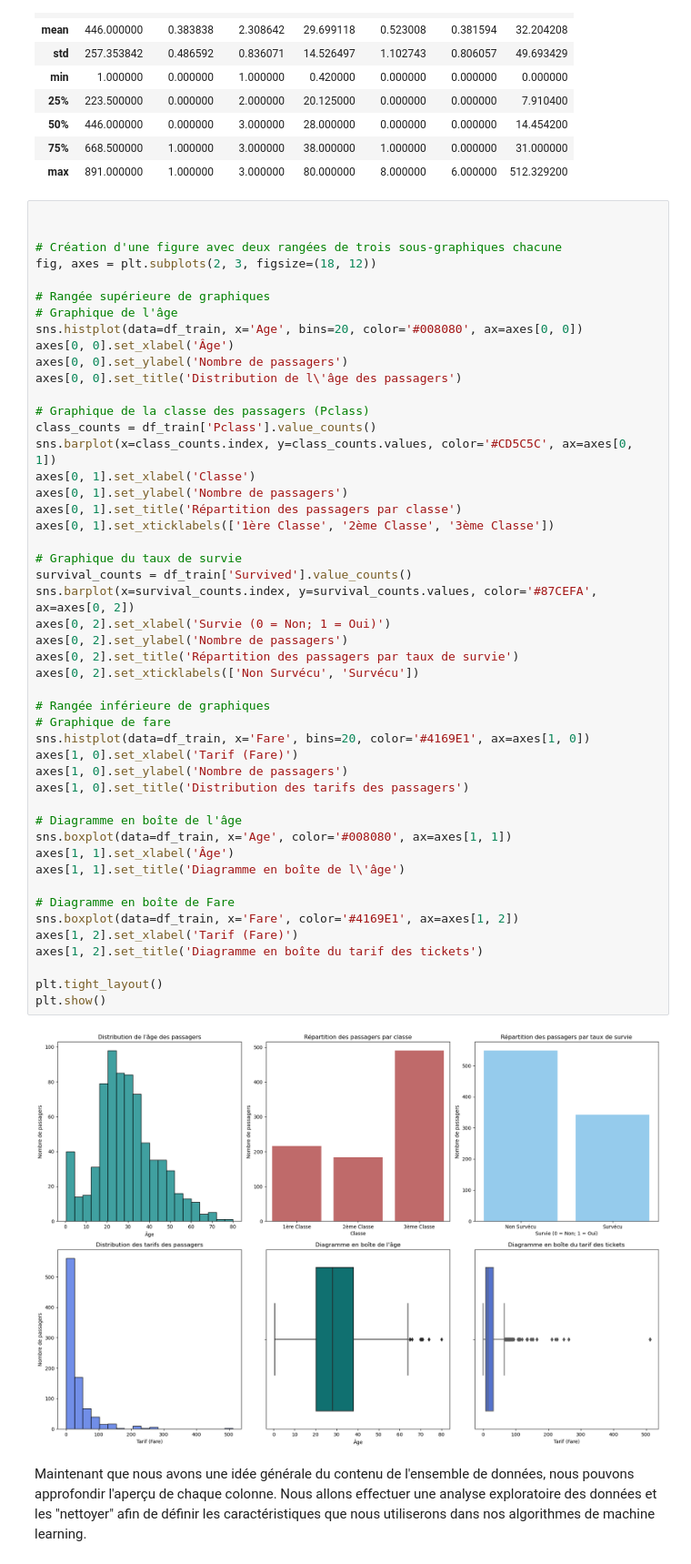
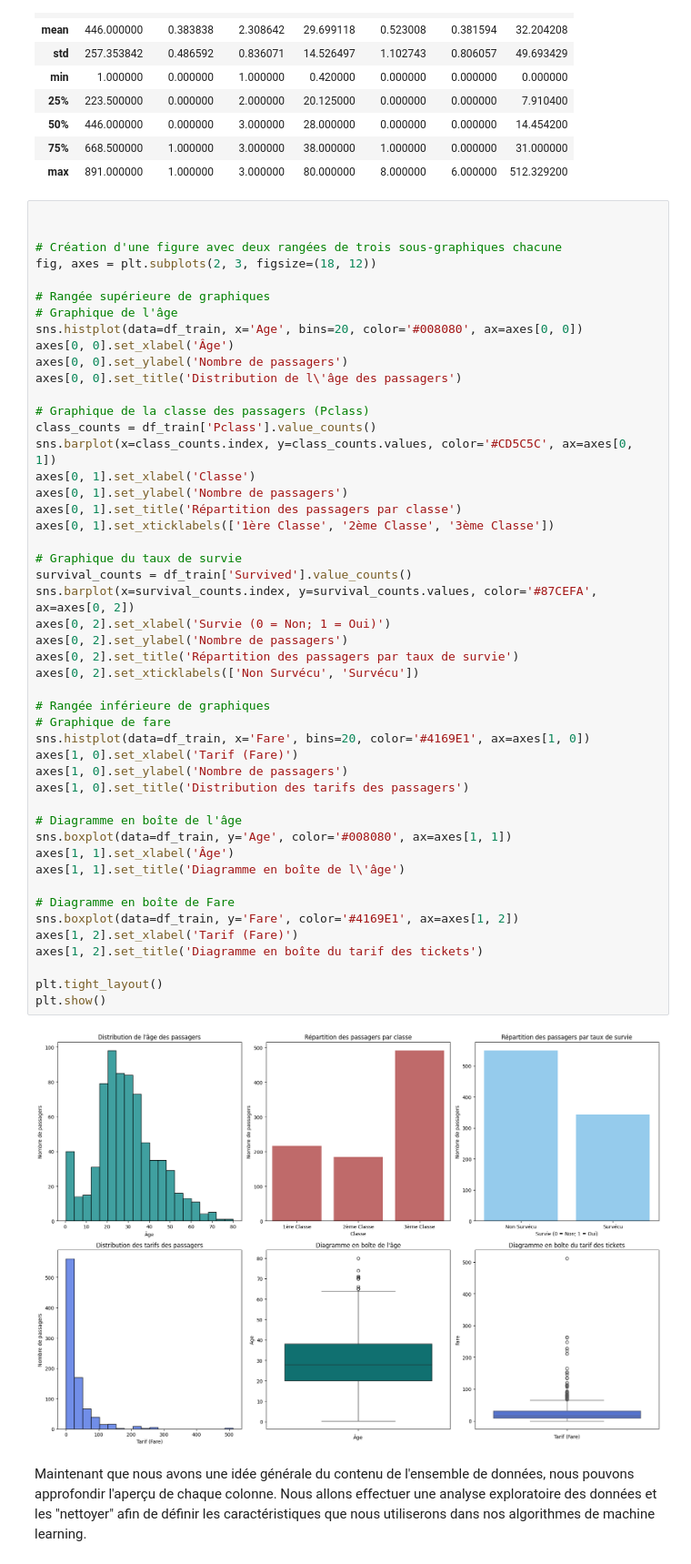
Before and after one commit to Str0mG/ML01-MachineLearning, a Jupyter notebook: ML01 Projet V1.ipynb, the cells around one changed output. Shown: that part at 91% size. Drawn from its saved outputs; the diff is of its cells as text.

```diff
--- a/ML01 Projet V1.ipynb
+++ b/ML01 Projet V1.ipynb
@@ -169,35 +176,35 @@ axes[0, 1].set_xlabel('Classe')
 axes[0, 1].set_ylabel('Nombre de passagers')
 axes[0, 1].set_title('Répartition des passagers par classe')
 axes[0, 1].set_xticklabels(['1ère Classe', '2ème Classe', '3ème Classe'])
 
 # Graphique du taux de survie
 survival_counts = df_train['Survived'].value_counts()
 sns.barplot(x=survival_counts.index, y=survival_counts.values, color='#87CEFA', ax=axes[0, 2])
 axes[0, 2].set_xlabel('Survie (0 = Non; 1 = Oui)')
 axes[0, 2].set_ylabel('Nombre de passagers')
 axes[0, 2].set_title('Répartition des passagers par taux de survie')
 axes[0, 2].set_xticklabels(['Non Survécu', 'Survécu'])
 
 # Rangée inférieure de graphiques
 # Graphique de fare
 sns.histplot(data=df_train, x='Fare', bins=20, color='#4169E1', ax=axes[1, 0])
 axes[1, 0].set_xlabel('Tarif (Fare)')
 axes[1, 0].set_ylabel('Nombre de passagers')
 axes[1, 0].set_title('Distribution des tarifs des passagers')
 
 # Diagramme en boîte de l'âge
-sns.boxplot(data=df_train, x='Age', color='#008080', ax=axes[1, 1])
+sns.boxplot(data=df_train, y='Age', color='#008080', ax=axes[1, 1])
 axes[1, 1].set_xlabel('Âge')
 axes[1, 1].set_title('Diagramme en boîte de l\'âge')
 
 # Diagramme en boîte de Fare
-sns.boxplot(data=df_train, x='Fare', color='#4169E1', ax=axes[1, 2])
+sns.boxplot(data=df_train, y='Fare', color='#4169E1', ax=axes[1, 2])
 axes[1, 2].set_xlabel('Tarif (Fare)')
 axes[1, 2].set_title('Diagramme en boîte du tarif des tickets')
 
 plt.tight_layout()
 plt.show()
 # %% [output]
-[figure, old version]
+[figure, new version]
 # %% [markdown]
 Maintenant que nous avons une idée générale du contenu de l'ensemble de données, nous pouvons approfondir l'aperçu de chaque colonne.  Nous allons effectuer une analyse exploratoire des données et les "nettoyer" afin de définir les caractéristiques que nous utiliserons dans nos algorithmes de machine learning.
```
Also changed, not shown: parts of 13 cells of this notebook, 7 other files.
